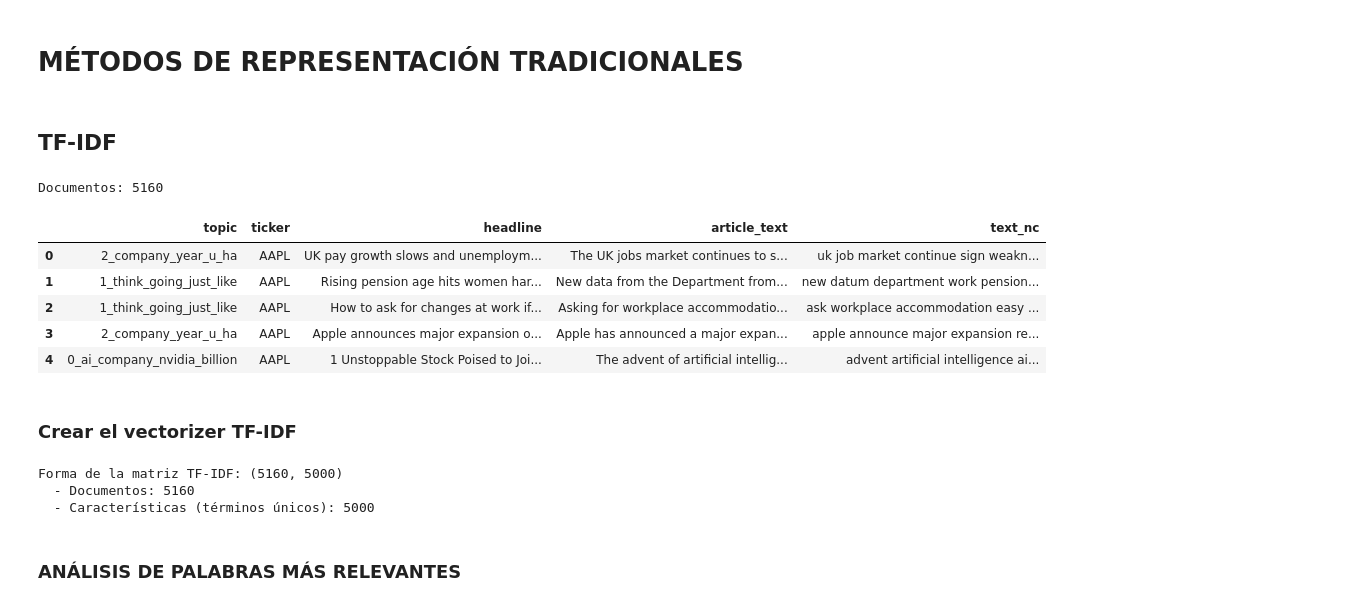
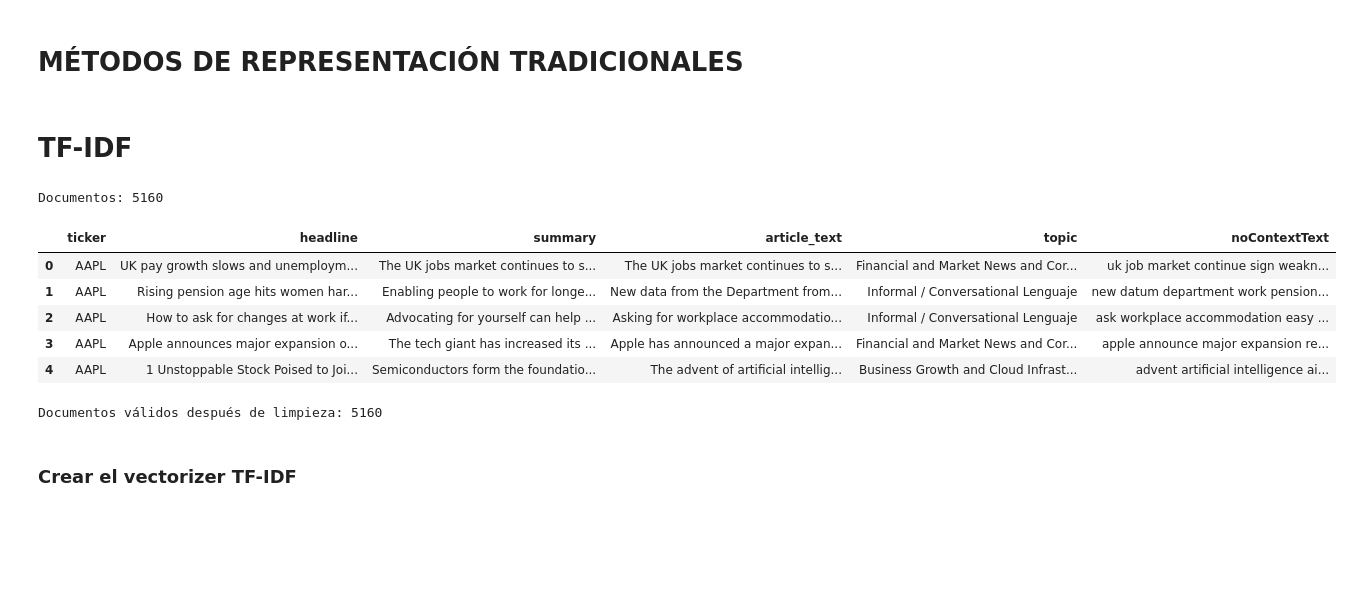
Before and after one commit to MateoPerezSuarez/FinTracker, a Jupyter notebook: src/Representacion_del_lenguaje/02_BoW_TF-IDF.ipynb, the cells around one changed output. Drawn from its saved outputs; the diff is of its cells as text; code cells hidden in the pictures; blank space fills up the shorter version.

Commit message:
noContextFinal(NoDejaCommitearEmbeddings)

```diff
--- a/src/Representacion_del_lenguaje/02_BoW_TF-IDF.ipynb
+++ b/src/Representacion_del_lenguaje/02_BoW_TF-IDF.ipynb
@@ -1,4 +1,4 @@
 # %% [markdown]
 # **MÉTODOS DE REPRESENTACIÓN TRADICIONALES**
 # %% [markdown]
-## **TF-IDF**
+# **TF-IDF**
@@ -10,16 +22,22 @@ import numpy as np
 # %%
-data = pd.read_parquet("pruebasData/preprocNoContext.parquet")
-data = data[["topic","ticker","headline","article_text","text_nc"]]
+data = pd.read_parquet("datasPost_prepro/preprocNoContext.parquet")
 
 print(f"\nDocumentos: {len(data)}")
 data.head(5)
 # %% [output]
 Documentos: 5160
-|  | topic | ticker | headline | article_text | text_nc |
-| 0 | 2_company_year_u_ha | AAPL | UK pay growth slows and unemploym... | The UK jobs market continues to s... | uk job market continue sign weakn... |
-| 1 | 1_think_going_just_like | AAPL | Rising pension age hits women har... | New data from the Department from... | new datum department work pension... |
-| 2 | 1_think_going_just_like | AAPL | How to ask for changes at work if... | Asking for workplace accommodatio... | ask workplace accommodation easy ... |
-| 3 | 2_company_year_u_ha | AAPL | Apple announces major expansion o... | Apple has announced a major expan... | apple announce major expansion re... |
-| 4 | 0_ai_company_nvidia_billion | AAPL | 1 Unstoppable Stock Poised to Joi... | The advent of artificial intellig... | advent artificial intelligence ai... |
+|  | ticker | headline | summary | article_text | topic | noContextText |
+| 0 | AAPL | UK pay growth slows and unemploym... | The UK jobs market continues to s... | The UK jobs market continues to s... | Financial and Market News and Cor... | uk job market continue sign weakn... |
+| 1 | AAPL | Rising pension age hits women har... | Enabling people to work for longe... | New data from the Department from... | Informal / Conversational Lenguaje | new datum department work pension... |
+| 2 | AAPL | How to ask for changes at work if... | Advocating for yourself can help ... | Asking for workplace accommodatio... | Informal / Conversational Lenguaje | ask workplace accommodation easy ... |
+| 3 | AAPL | Apple announces major expansion o... | The tech giant has increased its ... | Apple has announced a major expan... | Financial and Market News and Cor... | apple announce major expansion re... |
+| 4 | AAPL | 1 Unstoppable Stock Poised to Joi... | Semiconductors form the foundatio... | The advent of artificial intellig... | Business Growth and Cloud Infrast... | advent artificial intelligence ai... |
+# %%
+data_clean = data[data["noContextText"].notna() & (data["noContextText"].str.len() > 0)].copy()
+print(f"Documentos válidos después de limpieza: {len(data_clean)}")
+
+corpus = data_clean["noContextText"].tolist()
+# %% [output]
+Documentos válidos después de limpieza: 5160
 # %% [markdown]
 ### Crear el vectorizer TF-IDF
@@ -34,13 +43,0 @@ vectorizer = TfidfVectorizer(
-# %%
-corpus = data["text_nc"].tolist()
-tfidf_matrix = vectorizer.fit_transform(corpus)
-
-print(f"\nForma de la matriz TF-IDF: {tfidf_matrix.shape}")
-print(f"  - Documentos: {tfidf_matrix.shape[0]}")
-print(f"  - Características (términos únicos): {tfidf_matrix.shape[1]}")
-# %% [output]
-Forma de la matriz TF-IDF: (5160, 5000)
-  - Documentos: 5160
-  - Características (términos únicos): 5000
-# %% [markdown]
-### ANÁLISIS DE PALABRAS MÁS RELEVANTES
```
Also changed, not shown: parts of 42 cells of this notebook, 5 other files.
